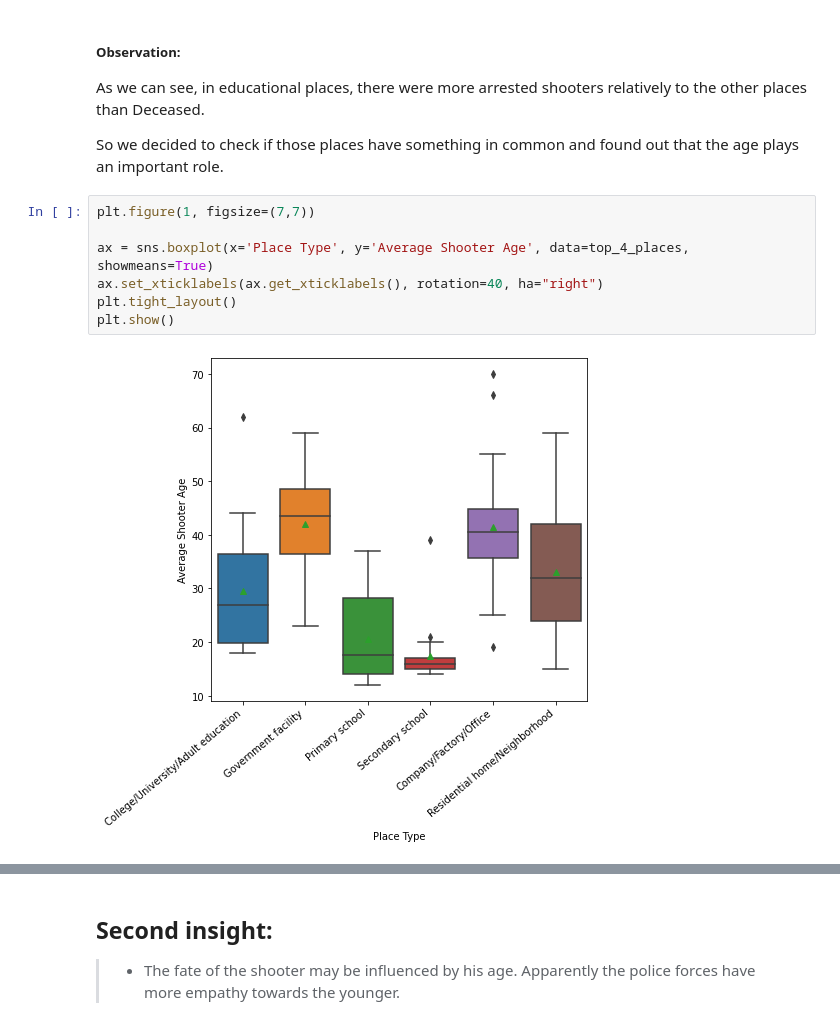
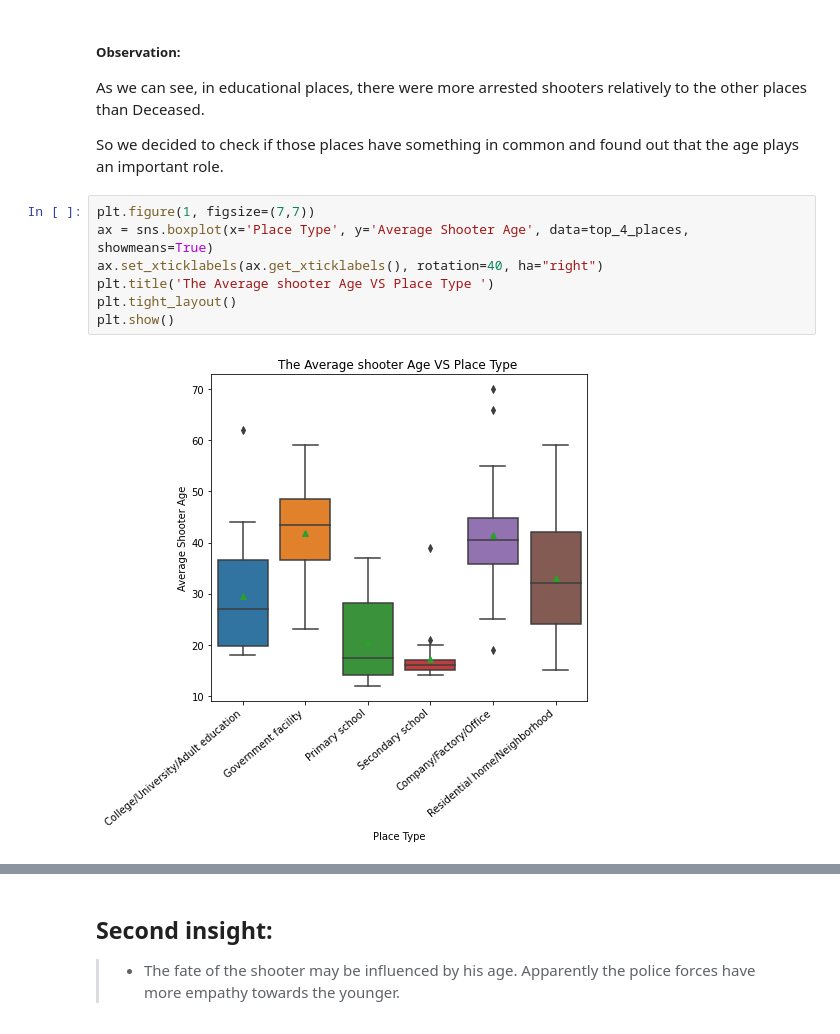
Before and after one commit to neimad2020/end_project, a Jupyter notebook: Project_data.ipynb, the cells around one changed output, grey strips where cells are left out. Saved outputs shown, nothing was run; the diff lists cells and outputs as text.

```diff
--- a/Project_data.ipynb
+++ b/Project_data.ipynb
@@ -328,11 +330,11 @@ As we can see, in educational places, there were more arrested shooters relative
 So we decided to check if those places have something in common and found out that the age plays an important role.
 # %%
 plt.figure(1, figsize=(7,7))
-
 ax = sns.boxplot(x='Place Type', y='Average Shooter Age', data=top_4_places, showmeans=True)
 ax.set_xticklabels(ax.get_xticklabels(), rotation=40, ha="right")
+plt.title('The Average shooter Age VS Place Type ')
 plt.tight_layout()
 plt.show()
 # %% [output]
-[figure, old version]
+[figure, new version]
 # %%
```
Also changed, not shown: parts of 20 cells of this notebook.
